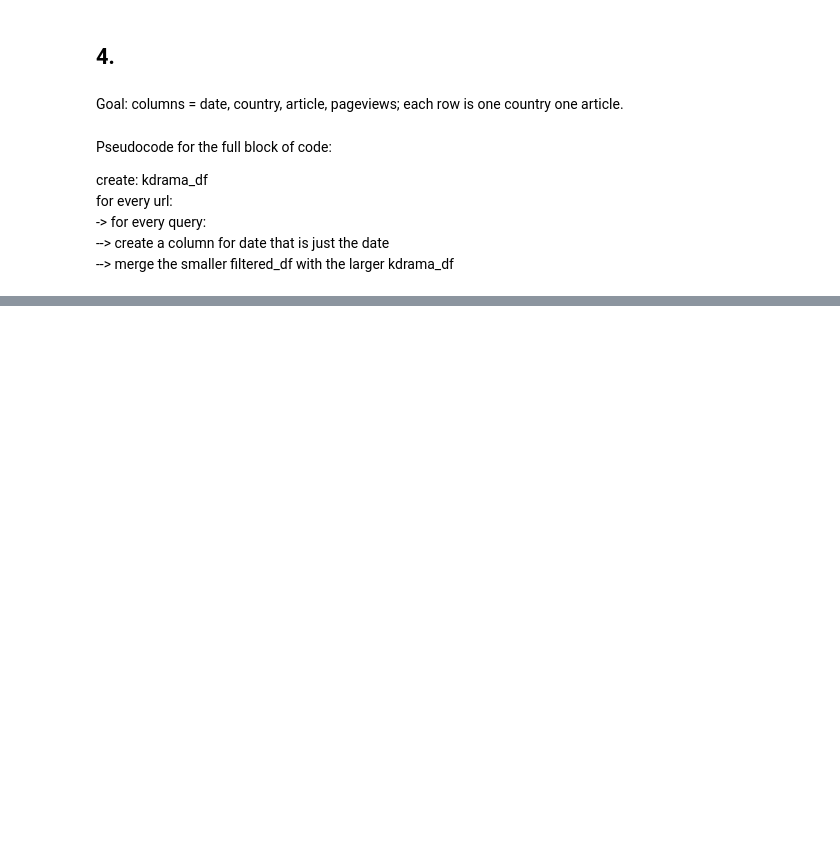
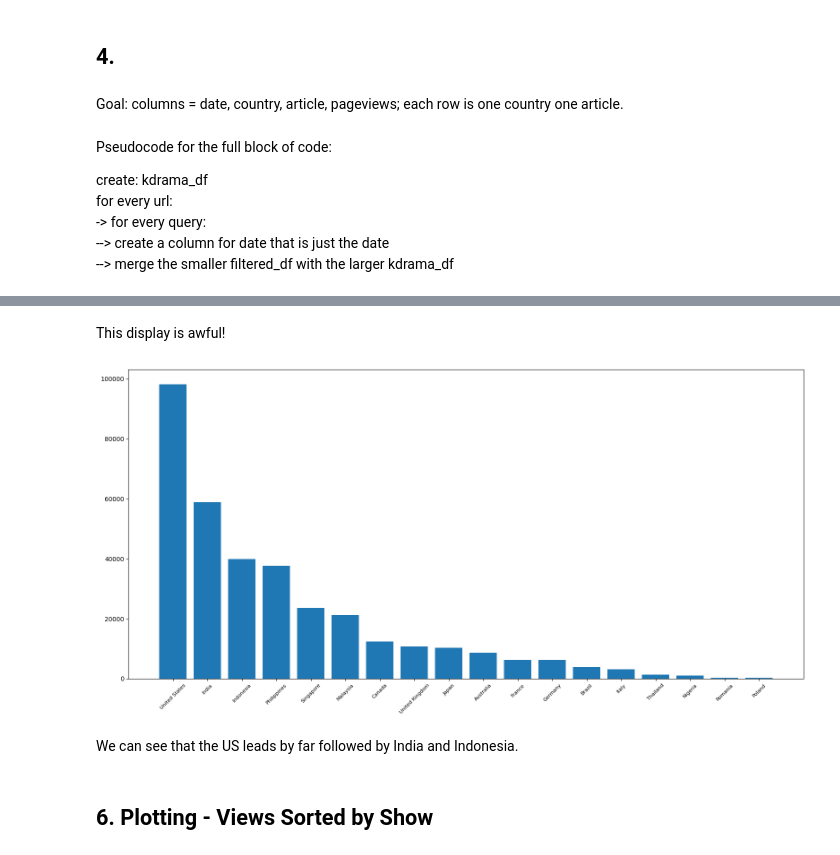
Before and after one commit to crystalzhaozj/week5-lab, a Jupyter notebook: week5-task3.ipynb, the cells around one changed output, grey strips where cells are left out. Drawn from its saved outputs; the diff is of its cells as text; code cells hidden in the pictures; blank space fills up the shorter version.

```diff
--- a/week5-task3.ipynb
+++ b/week5-task3.ipynb
@@ -366,0 +268,13 @@ full_df.tail()
+# %% [markdown]
+This display is awful!
+# %%
+fig, ax = plt.subplots(figsize=(16, 8)) #make sure the plot is long enough
+ax.bar(by_country.index, by_country.values)
+ax.tick_params(axis="x", labelsize=8, labelrotation=45) #make the text font smaller and rotate them so they can all fit
+fig.tight_layout()
+# %% [output]
+[figure, added]
+# %% [markdown]
+We can see that the US leads by far followed by India and Indonesia.
+# %% [markdown]
+## 6. Plotting - Views Sorted by Show
```
Also changed, not shown: parts of 21 cells of this notebook.
